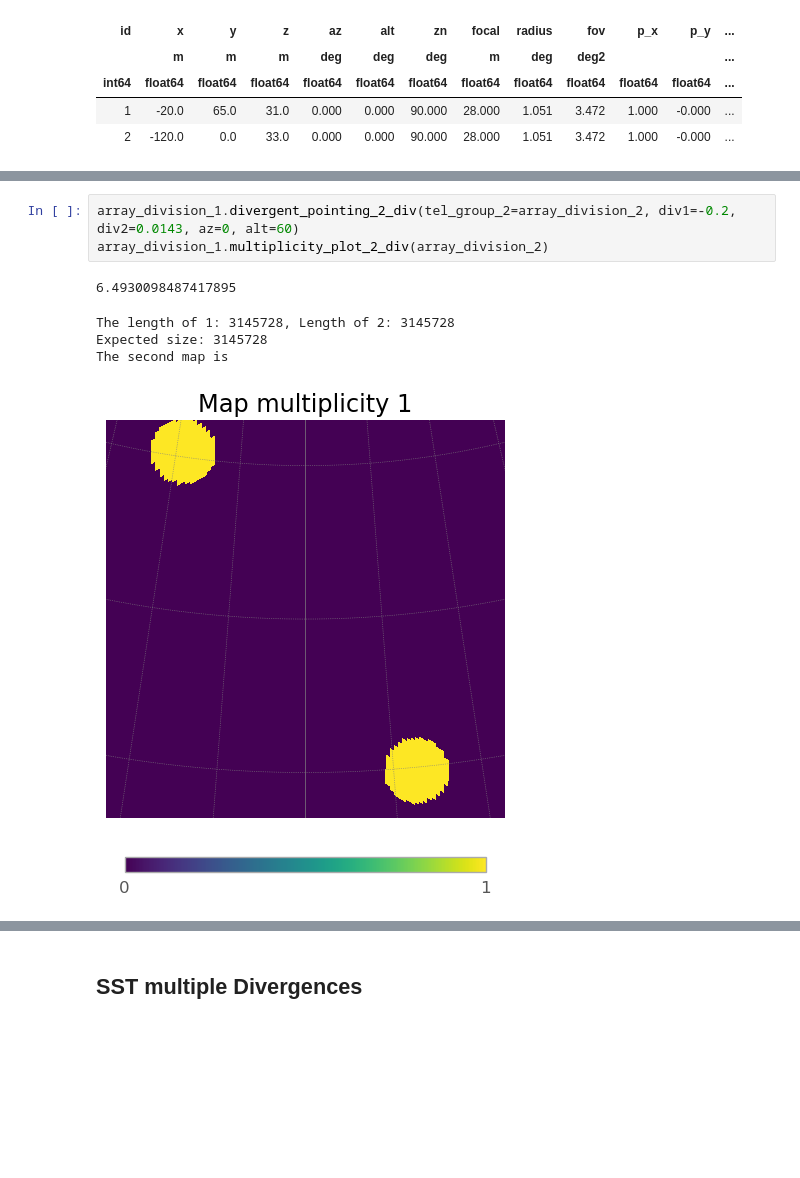
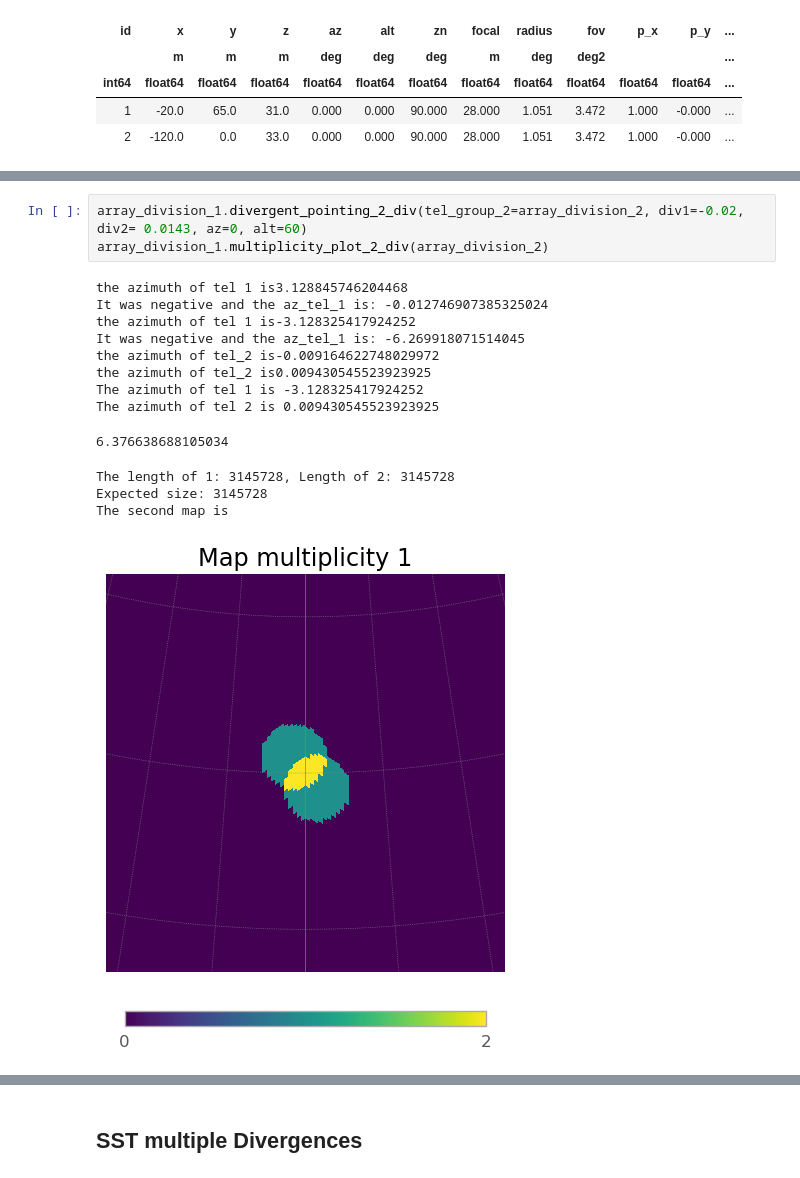
Before and after one commit to SamantaMorales/divtel, a Jupyter notebook: SSTs.ipynb, the cells around one changed output, grey strips where cells are left out. Cells and saved outputs as stored; diff of their text form; blank space fills up the shorter version.

```diff
--- a/SSTs.ipynb
+++ b/SSTs.ipynb
@@ -968,10 +995,18 @@ The second map is
 # %%
-array_division_1.divergent_pointing_2_div(tel_group_2=array_division_2, div1=-0.2, div2=0.0143, az=0, alt=60)
+array_division_1.divergent_pointing_2_div(tel_group_2=array_division_2, div1=-0.02, div2= 0.0143, az=0, alt=60)
 array_division_1.multiplicity_plot_2_div(array_division_2)
 # %% [output]
-6.4930098487417895
+the azimuth of tel 1 is3.128845746204468
+It was negative and the az_tel_1 is: -0.012746907385325024
+the azimuth of tel 1 is-3.128325417924252
+It was negative and the az_tel_1 is: -6.269918071514045
+the azimuth of tel_2 is-0.009164622748029972
+the azimuth of tel_2 is0.009430545523923925
+The azimuth of tel 1 is -3.128325417924252
+The azimuth of tel 2 is 0.009430545523923925
-The length of 1: 3145728, Length of 2: 3145728
-Expected size: 3145728
-The second map is
+6.376638688105034
+The length of 1: 3145728, Length of 2: 3145728
+Expected size: 3145728
+The second map is
-[figure, old version]
+[figure, new version]
 [figure]
```
Also changed, not shown: parts of 15 cells of this notebook, 2 other files.
